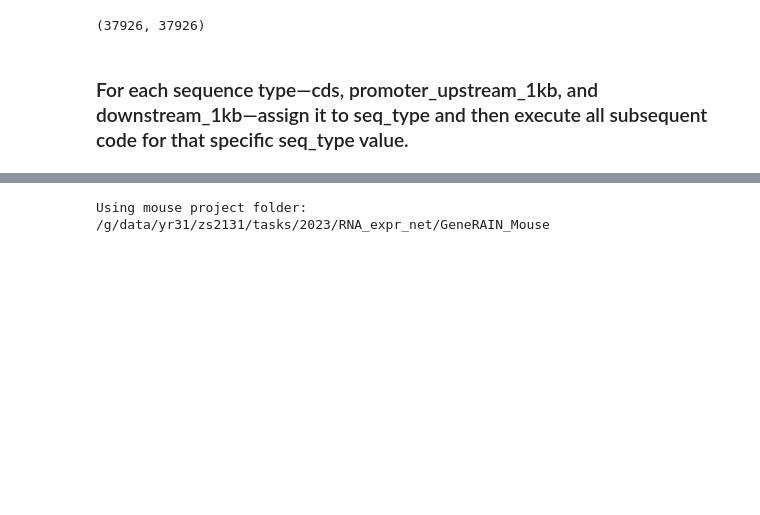
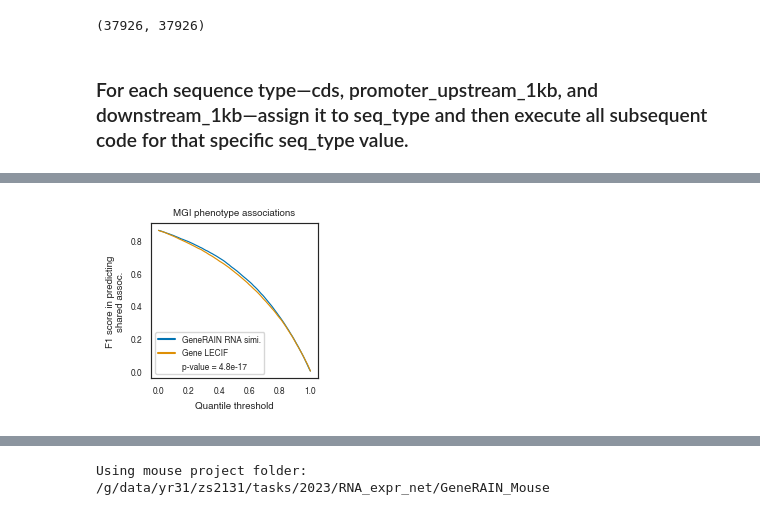
Before and after one commit to suzheng/GeneRAIN_HM, a Jupyter notebook: notebooks/anal/eval_simi_assoc.ipynb, the cells around one changed output, grey strips where cells are left out. Cells and saved outputs as stored; diff of their text form; code cells hidden in the pictures; blank space fills up the shorter version.

```diff
--- a/notebooks/anal/eval_simi_assoc.ipynb
+++ b/notebooks/anal/eval_simi_assoc.ipynb
@@ -292,0 +312,80 @@ gene_pairs_simi_anno_dna_df = get_similarity_local(gene_pairs_simi_anno_dna_df,
+# %%
+import numpy as np
+import matplotlib.pyplot as plt
+from sklearn.metrics import f1_score, precision_recall_curve, average_precision_score
+from scipy.stats import wilcoxon
+from matplotlib.lines import Line2D
+
+njson = Naming_Json()
+
+score_col_names = {
+    'mean_emb_similarity': njson.GeneRAIN_RNA_simi,
+    'hm_simi_rank': njson.GeneRAIN_RNA_simi,
+    'Gene_Average': njson.Gene_mean_LECIF,
+    'CDS_Average': njson.CDS_mean_LECIF
+}
+ylims = {'HMD_HumanPhenotype_bool':1.0, 'MGI_DiseaseGeneModel':0.5, 'alliance_disease_shared_num_filt2':0.10}
+
+# Configurable columns
+score_col1 = 'mean_emb_similarity' # hm_simi_rank, mean_emb_similarity
+for score_col2 in ['Gene_Average', 'CDS_Average']:
+    # score_col2 = 'Gene_Average'
+    # target_col = 'MGI_DiseaseGeneModel'
+    for target_col in ['HMD_HumanPhenotype_bool', 'MGI_DiseaseGeneModel', 'alliance_disease_shared_num_filt2']:
+
+        clean_df = one2one_orth_df.dropna(subset=[score_col1, score_col2, target_col])
+        if score_col1 == 'hm_simi_rank':
+            clean_df.loc[:, score_col1] = clean_df[score_col1] * -1.0
+
+        # Convert target_col to boolean if it is numeric
+        if pd.api.types.is_numeric_dtype(clean_df[target_col]):
+            clean_df.loc[:, target_col] = clean_df[target_col] > 0
+
+        y_true = clean_df[target_col].astype(bool).values
+        score1 = clean_df[score_col1].values
+        score2 = clean_df[score_col2].values
+
+        # Define thresholds using quantiles for each score
+        quantiles = np.linspace(0, 1, 100)
+        thresholds_score1 = np.quantile(score1, quantiles)
+        thresholds_score2 = np.quantile(score2, quantiles)
+
+        # Calculate F1 scores at each quantile threshold for both score columns
+        f1_scores_1 = [f1_score(y_true, score1 >= thresh) for thresh in thresholds_score1]
+        f1_scores_2 = [f1_score(y_true, score2 >= thresh) for thresh in thresholds_score2]
+        # Perform the Wilcoxon signed-rank test
+        stat, p_value = wilcoxon(f1_scores_1, f1_scores_2)
+
+        # Applying the figure style as specified in your request
+        fig_style = FigureStyle()  # Assuming FigureStyle class is defined elsewhere
+        fig_style.apply()
+
+        # Get colors from the custom palette
+        colors = fig_style.get_palette_colors(2)
+
+        # Plot F1 Score vs. Quantile Threshold
+        plt.figure(figsize=(njson.one3rd_fig_width, njson.fig_height_a0))
+        plt.plot(quantiles, f1_scores_1, label=f'{score_col_names[score_col1]} F1 Score', color=colors[0])
+        plt.plot(quantiles, f1_scores_2, label=f'{score_col_names[score_col2]} F1 Score', color=colors[1])
+        legend_lwd = 1.5
+        # Custom legends including 95% CI for the difference in average precision
+        custom_lines = [Line2D([0], [0], color=colors[0], lw=legend_lwd),
+                        Line2D([0], [0], color=colors[1], lw=legend_lwd),
+                        Line2D([0], [0], color='white', lw=0.1)]  # Dummy line for 95% CI
+        # Customizing legend to include Wilcoxon p-value
+        custom_legend_texts = [
+            f'{score_col_names[score_col1]}',
+            f'{score_col_names[score_col2]}',
+            f'p-value = {p_value:.1e}'
+        ]
+        plt.legend(custom_lines, custom_legend_texts, loc="lower left")
+
+        # Setting titles and labels with the specified style
+        fig_style.set_titles(plt.gca(), njson.get(target_col)) #.replace("analysis", "associations")
+        fig_style.set_labels(plt.gca(), 'Quantile threshold', 'F1 score in predicting\nshared assoc.')
+
+        # Adjust layout and save the figure as PDF
+        plt.tight_layout()
+        plt.savefig(f"{config.proj_path}/results/figures_tables/lecif/F1_Score_Vs_Quantile_{score_col2}.{target_col}.pdf", format='pdf', bbox_inches='tight')
+        plt.show()
+# %% [output]
@@ -292,0 +399 @@ gene_pairs_simi_anno_dna_df = get_similarity_local(gene_pairs_simi_anno_dna_df,
+[figure, added]
```
Also changed, not shown: parts of 22 cells of this notebook, 12 other files.
